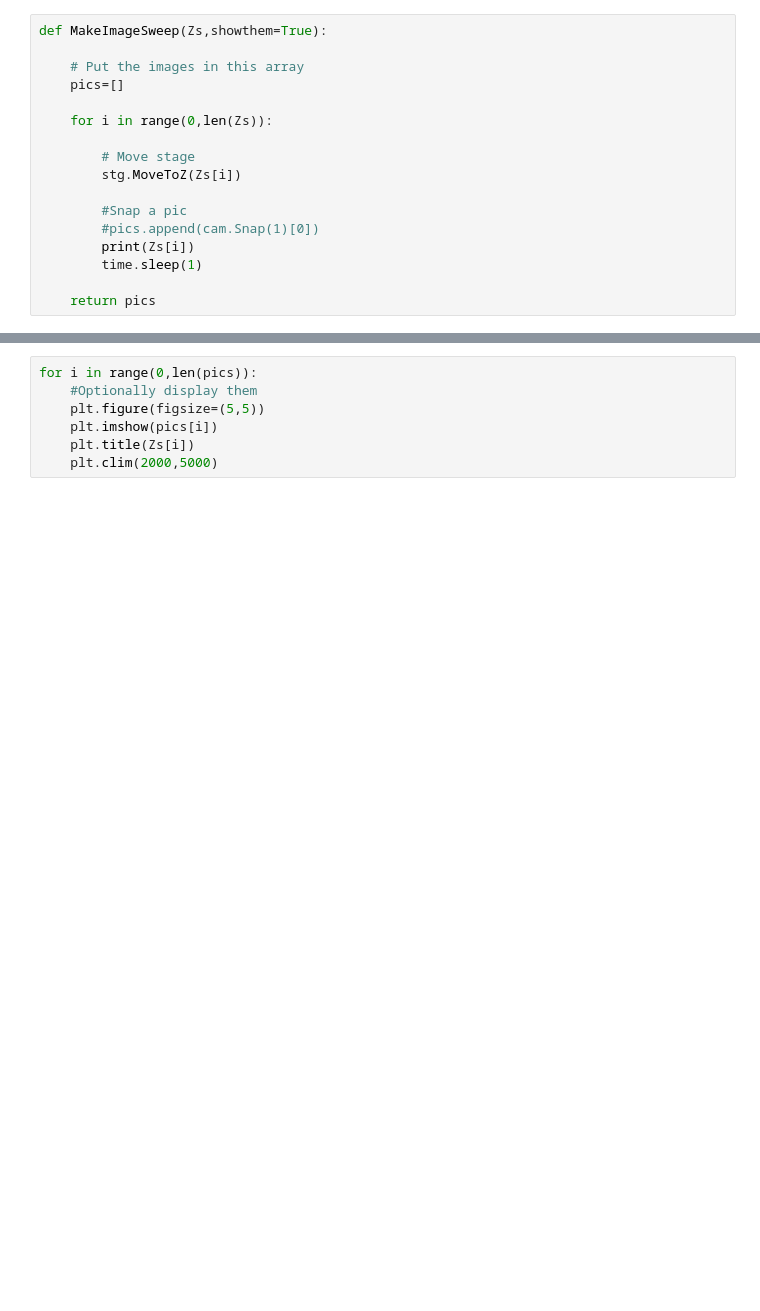
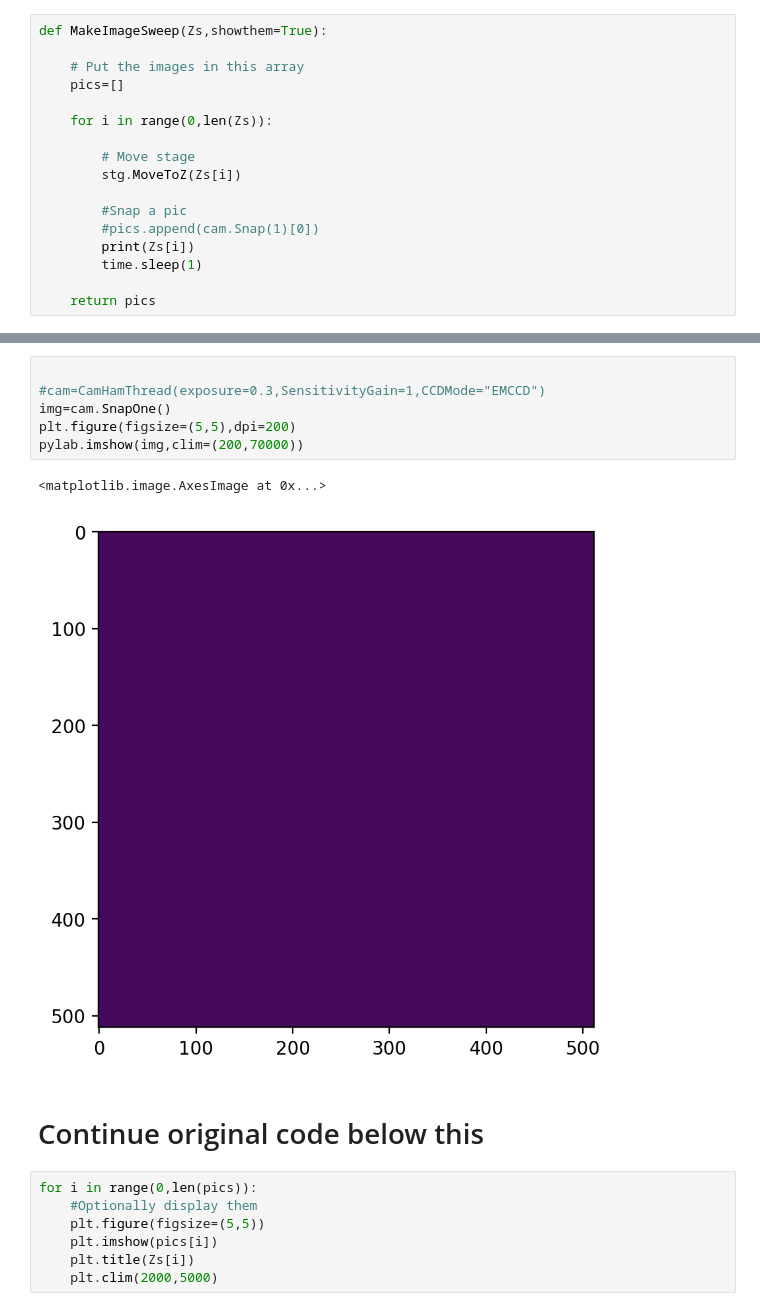
Before and after one commit to UTA-REST/MicroscopeControlSuite, a Jupyter notebook: ExampleHamAndStage.ipynb, the cells around one changed output, grey strips where cells are left out. Drawn from its saved outputs; the diff is of its cells as text; blank space fills up the shorter version.

```diff
--- a/ExampleHamAndStage.ipynb
+++ b/ExampleHamAndStage.ipynb
@@ -197,3 +602,14 @@ pics=MakeImageSweep(Zs,showthem=True)
+# %%
+
+#cam=CamHamThread(exposure=0.3,SensitivityGain=1,CCDMode="EMCCD")
+img=cam.SnapOne()
+plt.figure(figsize=(5,5),dpi=200)
+pylab.imshow(img,clim=(200,70000))
+# %% [output]
+<matplotlib.image.AxesImage at 0x...>
+[figure, added]
+# %% [markdown]
+# Continue original code below this
 # %%
 for i in range(0,len(pics)):
     #Optionally display them
```
Also changed, not shown: parts of 46 cells of this notebook, 4 other files.
